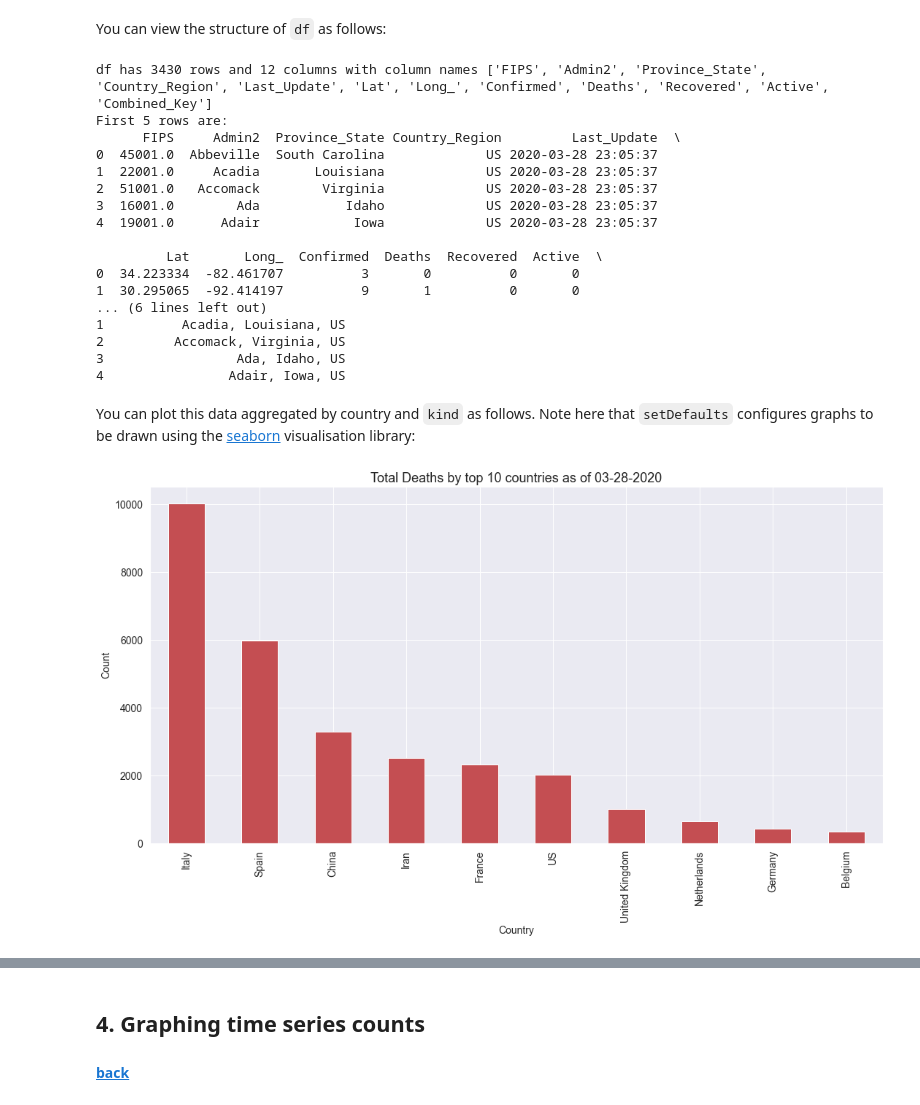
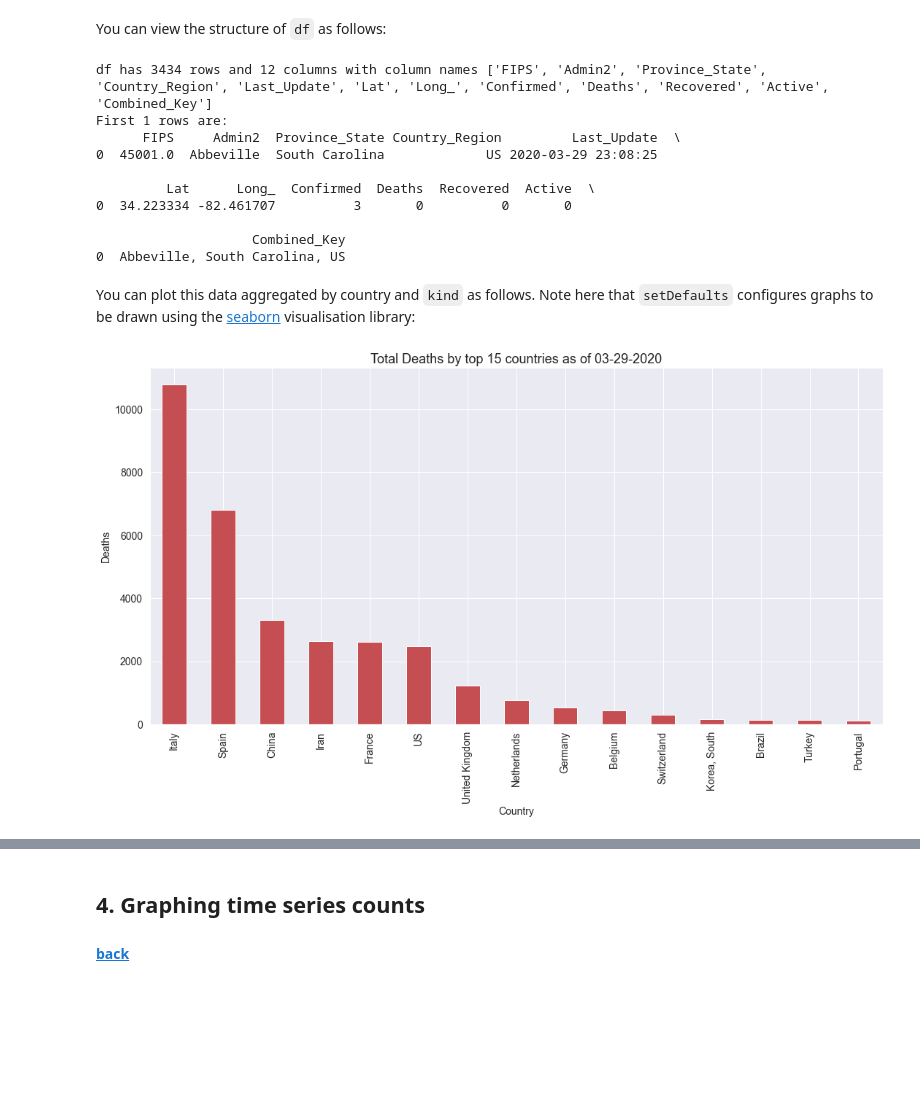
Before and after one commit to malminhas/covid, a Jupyter notebook: index.ipynb, the cells around one changed output, grey strips where cells are left out. Cells and saved outputs as stored; diff of their text form; code cells hidden in the pictures; blank space fills up the shorter version.

Commit message:
Updated to add plotCountryDailyReport

```diff
--- a/index.ipynb
+++ b/index.ipynb
@@ -40,33 +40,26 @@ df = getCountriesDailyReport(getYesterday())
 # %% [markdown]
 You can view the structure of `df` as follows:
 # %%
-n = 5
+n = 1
 nrows,ncols = df.shape
 print(f'df has {nrows} rows and {ncols} columns with column names {df.columns.to_list()}')
 print(f'First {n} rows are:')
 print(df.iloc[:n,:])
 # %% [output]
-df has 3430 rows and 12 columns with column names ['FIPS', 'Admin2', 'Province_State', 'Country_Region', 'Last_Update', 'Lat', 'Long_', 'Confirmed', 'Deaths', 'Recovered', 'Active', 'Combined_Key']
-First 5 rows are:
+df has 3434 rows and 12 columns with column names ['FIPS', 'Admin2', 'Province_State', 'Country_Region', 'Last_Update', 'Lat', 'Long_', 'Confirmed', 'Deaths', 'Recovered', 'Active', 'Combined_Key']
+First 1 rows are:
       FIPS     Admin2  Province_State Country_Region         Last_Update  \
-0  45001.0  Abbeville  South Carolina             US 2020-03-28 23:05:37
-1  22001.0     Acadia       Louisiana             US 2020-03-28 23:05:37
-2  51001.0   Accomack        Virginia             US 2020-03-28 23:05:37
-3  16001.0        Ada           Idaho             US 2020-03-28 23:05:37
-4  19001.0      Adair            Iowa             US 2020-03-28 23:05:37
+0  45001.0  Abbeville  South Carolina             US 2020-03-29 23:08:25
 
-         Lat       Long_  Confirmed  Deaths  Recovered  Active  \
-0  34.223334  -82.461707          3       0          0       0
-1  30.295065  -92.414197          9       1          0       0
-... (6 lines left out)
-1          Acadia, Louisiana, US
-2         Accomack, Virginia, US
-3                 Ada, Idaho, US
-4                Adair, Iowa, US
+         Lat      Long_  Confirmed  Deaths  Recovered  Active  \
+0  34.223334 -82.461707          3       0          0       0
+
+                    Combined_Key
+0  Abbeville, South Carolina, US
 # %% [markdown]
 You can plot this data aggregated by country and `kind` as follows.  Note here that `setDefaults` configures graphs to be drawn using the [seaborn](https://seaborn.pydata.org/introduction.html) visualisation library:
 # %%
 setDefaults()
-plotCountriesDailyReport(getCountriesDailyReport(getYesterday()), color='r', kind='Deaths')
+plotCountriesDailyReport(getCountriesDailyReport(getYesterday()), topN=15, color='r', kind='Deaths')
 # %% [output]
-[figure, old version]
+[figure, new version]
```
Also changed, not shown: parts of 9 cells of this notebook, 15 other files.
